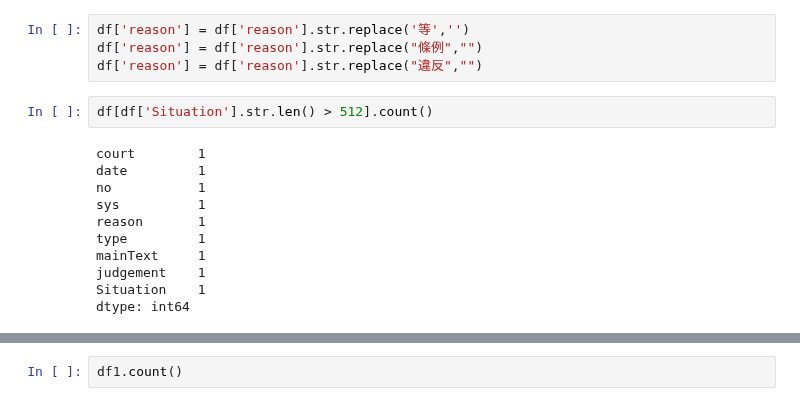
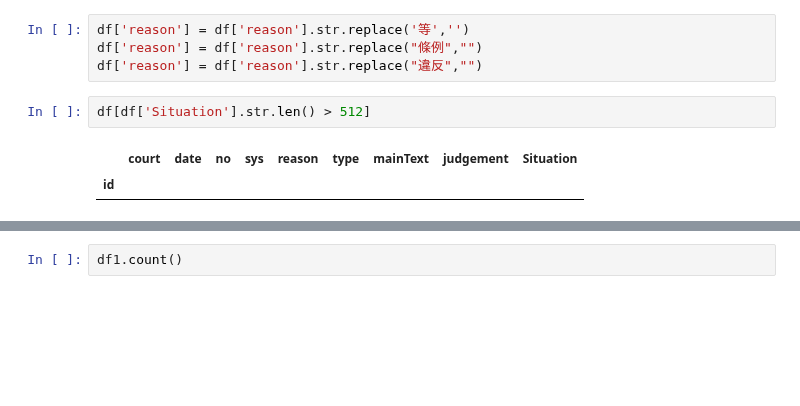
Before and after one commit to an8282p/albert, a Jupyter notebook: 標註資料用V2.ipynb, the cells around one changed output, grey strips where cells are left out. Drawn from its saved outputs; the diff is of its cells as text; blank space fills up the shorter version.

```diff
--- a/標註資料用V2.ipynb
+++ b/標註資料用V2.ipynb
@@ -90,18 +89,10 @@ df['reason'] = df['reason'].str.replace('等','')
 df['reason'] = df['reason'].str.replace("條例","")
 df['reason'] = df['reason'].str.replace("違反","")
 # %%
-df[df['Situation'].str.len() > 512].count()
+df[df['Situation'].str.len() > 512]
 # %% [output]
-court        1
-date         1
-no           1
-sys          1
-reason       1
-type         1
-mainText     1
-judgement    1
-Situation    1
-dtype: int64
+|  | court | date | no | sys | reason | type | mainText | judgement | Situation |
+| id |  |  |  |  |  |  |  |  |  |
 # %%
 df.loc[:,'reason'].value_counts()
 # %% [output]
```
Also changed, not shown: parts of 10 cells of this notebook, 9 other files.
